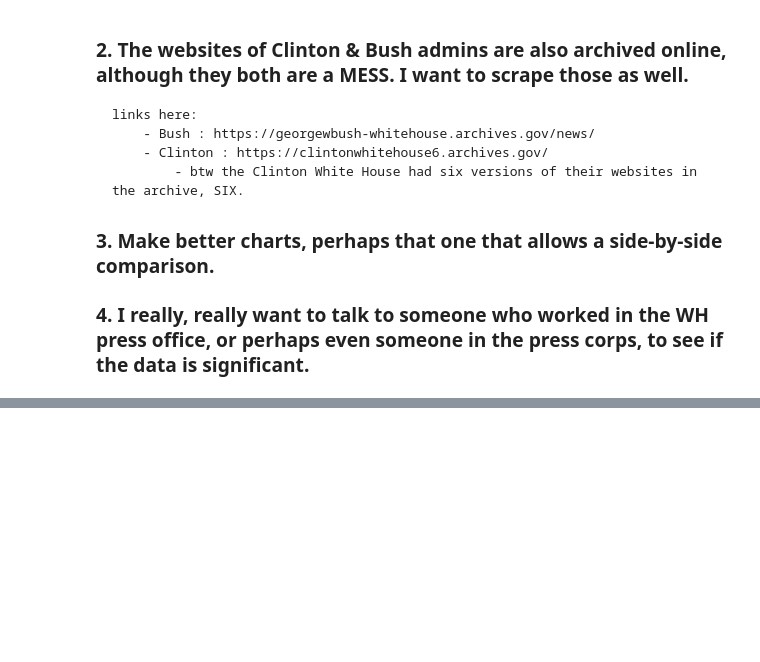
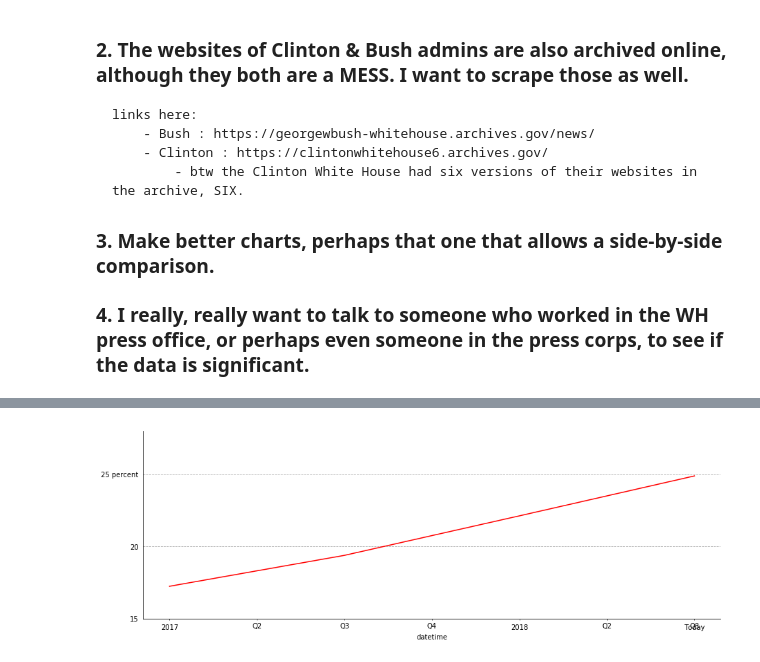
Before and after one commit to Weihua4455/data_studio, a Jupyter notebook: code/01-friday-news-dump/05_analyze_graph.ipynb, the cells around one changed output, grey strips where cells are left out. Saved outputs shown, nothing was run; the diff lists cells and outputs as text; code cells hidden in the pictures; blank space fills up the shorter version.

```diff
--- a/code/01-friday-news-dump/05_analyze_graph.ipynb
+++ b/code/01-friday-news-dump/05_analyze_graph.ipynb
@@ -256,0 +231,26 @@ plt.savefig("obama_news_dump.pdf")
+# %%
+plt.rcParams.update({
+    "pdf.fonttype" : 42,
+    "ps.fonttype" : 42,
+})
+
+bar_colors = ["red", "lightgrey","lightgrey","lightgrey","lightgrey", "lightgrey","lightgrey"]
+
+ax = df_dt[df_dt["type"] == "STATEMENTS & RELEASES"].resample("6M", on = "datetime").weekday.value_counts(normalize = True).unstack().Friday.plot(color = bar_colors, figsize = (15, 5))
+
+ax.grid(b = None, which = "major",axis = "y", color = "darkgrey", linestyle = "dashed")
+
+ax.spines["top"].set_visible(False)
+ax.spines["right"].set_visible(False)
+
+ax.set_yticks([0.15, 0.20, 0.25])
+ax.set_yticklabels([15, 20, "25 percent"])
+ax.set_ylim(0.15, 0.28)
+
+ax.set_xticks(["2017-01-01", "2018-01-01", "2018-07-12"])
+ax.set_xticklabels([2017, 2018, "Today"])
+
+ax.tick_params(which = "major", left = False, bottom = False)
+ax.set_axisbelow(True)
+# %% [output]
+[figure, added]
```
Also changed, not shown: parts of 66 cells of this notebook, 4 other files.
